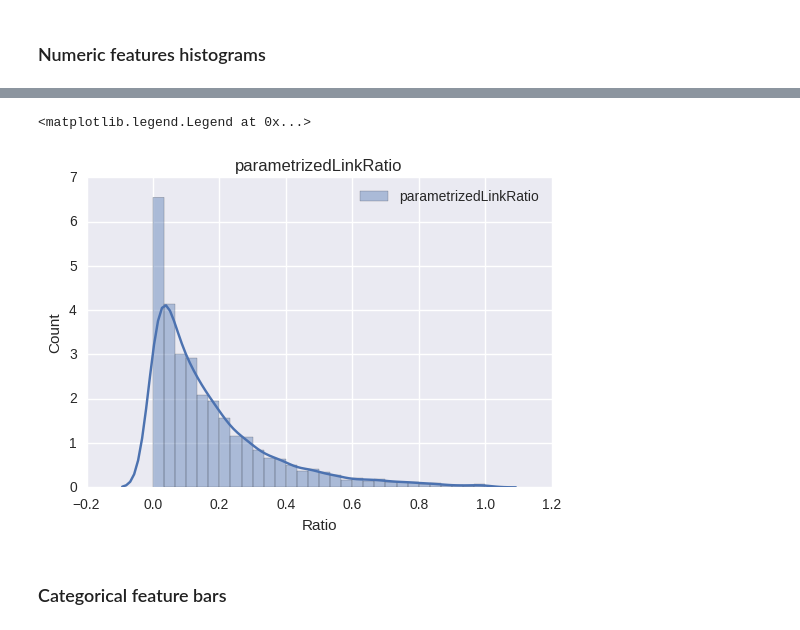
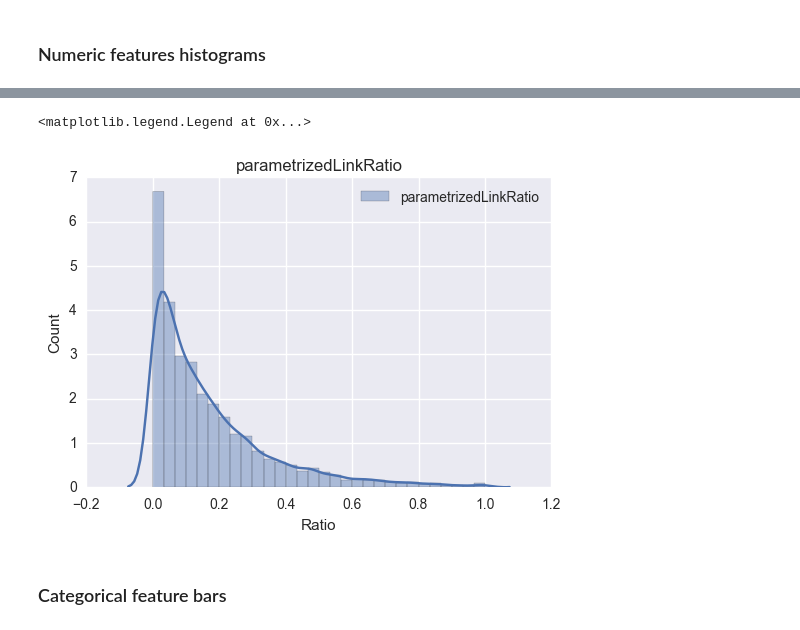
Before and after one commit to liadwg/DMProject, a Jupyter notebook: DataMiningProject200116.ipynb, the cells around one changed output, grey strips where cells are left out. Cells and saved outputs as stored; diff of their text form; code cells hidden in the pictures.

```diff
--- a/DataMiningProject200116.ipynb
+++ b/DataMiningProject200116.ipynb
@@ -26,8 +29,5 @@ test_data = test_raw_data.copy()
 # missing values are appearing as '?'
 # replace them with np.nan
 
-for variable in train_data.columns:
-    train_data[variable] = train_data[variable].replace('?', np.nan)
-
-for variable in test_data.columns:
-    test_data[variable] = test_data[variable].replace('?', np.nan)
+for variable in all_data.columns:
+    all_data[variable] = all_data[variable].replace('?', np.nan)
@@ -56,8 +74,16 @@ dtype: object
 # %% [markdown]
 ### Specifying Data Types
 # %%
-irrelevant_variables = ["url", "urlid"] # lengthyLinkDomain?
-string_variables = ["boilerplate"]
-numeric_variables = ["alchemy_category_score", "avglinksize", "commonlinkratio_1", "commonlinkratio_2", "commonlinkratio_3", "commonlinkratio_4", "compression_ratio", "embed_ratio", "frameTagRatio", "linkwordscore", "non_markup_alphanum_characters", "numberOfLinks", "numwords_in_url", "parametrizedLinkRatio", "spelling_errors_ratio", "html_ratio", "image_ratio"]
-categorical_variables = ["alchemy_category"]
-binary_variables = ["framebased", "hasDomainLink", "is_news", "lengthyLinkDomain", "news_front_page"]
+# irrelevant_variables = ["url", "urlid"] # lengthyLinkDomain?
+# string_variables = ["boilerplate"]
+# numeric_variables = ["alchemy_category_score", "avglinksize", "commonlinkratio_1", "commonlinkratio_2", "commonlinkratio_3", "commonlinkratio_4", "compression_ratio", "embed_ratio", "frameTagRatio", "linkwordscore", "non_markup_alphanum_characters", "numberOfLinks", "numwords_in_url", "parametrizedLinkRatio", "spelling_errors_ratio", "html_ratio", "image_ratio"]
+# categorical_variables = ["alchemy_category"]
+# binary_variables = ["framebased", "hasDomainLink", "is_news", "lengthyLinkDomain", "news_front_page"]
+irrelevant_variables = ["urlid"]
+string_variables = ["url","boilerplate", "alchemy_category"]
+categorial_variables = ["alchemy_category"]
+numeric_variables = list(all_data)[4:]
+for variable in list(all_data):
+    if (variable in numeric_variables):
+        all_data[variable] = all_data[variable].astype(np.float)
+all_data[:].dtypes
@@ -123,4 +130,3 @@ dtype: int64
 # %%
-train_data['alchemy_category'] = train_data['alchemy_category'].fillna('unknown')
-train_data['alchemy_category_score'].fillna(train_data['alchemy_category_score'].mean(), inplace=True)
-np.sum(train_data[missing_varibales].isnull())
+all_data['alchemy_category'] = all_data['alchemy_category'].fillna('unknown')
+all_data['alchemy_category_score'].fillna(all_data['alchemy_category_score'].median(), inplace=True)
@@ -133,11 +133,9 @@ dtype: int64
 # %%
-for variable in ['is_news', 'news_front_page']:
-    train_data[variable] = train_data[variable].astype(float)
-
-train_data.ix[train_data.news_front_page == 1, 'is_news'] = 1 #if it front page news it is news
-train_data['is_news'].fillna(train_data['is_news'].mean(), inplace=True)
-train_data['news_front_page'].fillna(train_data['news_front_page'].mean(), inplace=True)
-np.sum(train_data[missing_varibales].isnull())
+all_data.ix[all_data.news_front_page == 1, 'is_news'] = 1 #if it is front page news it is news
+all_data.ix[all_data.is_news == 0, 'news_front_page'] = 0 # if it is not news, it is not front page news
+all_data['is_news'].fillna(all_data['is_news'].mean(), inplace=True)
+all_data['news_front_page'].fillna(all_data['news_front_page'].mean(), inplace=True)
+np.sum(all_data[missing_varibales].isnull())
 # %% [output]
 alchemy_category          0
 alchemy_category_score    0
@@ -264,12 +239,12 @@ plt.show()
 # %%
-sns.distplot(train_data.parametrizedLinkRatio, bins = 30, kde = True, label='parametrizedLinkRatio')
+sns.distplot(all_data.parametrizedLinkRatio, bins = 30, kde = True, label='parametrizedLinkRatio')
 plt.title('parametrizedLinkRatio')
 plt.xlabel('Ratio')
 plt.ylabel('Count')
 plt.legend(loc="upper right")
 # %% [output]
 <matplotlib.legend.Legend at 0x...>
-[figure, old version]
+[figure, new version]
 # %% [markdown]
 ### Categorical feature bars
 # %%
```
Also changed, not shown: parts of 25 cells of this notebook.
